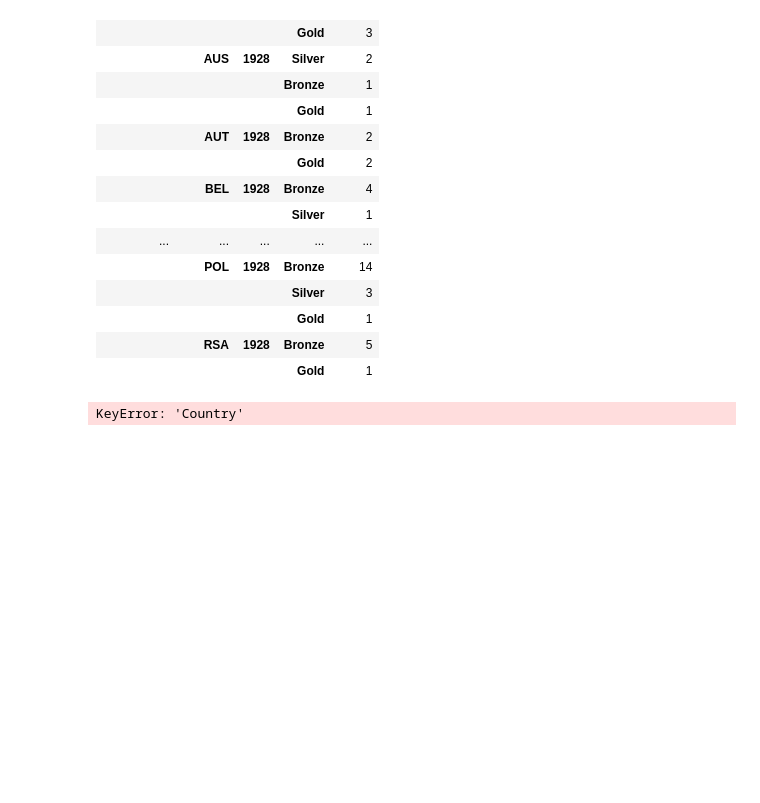
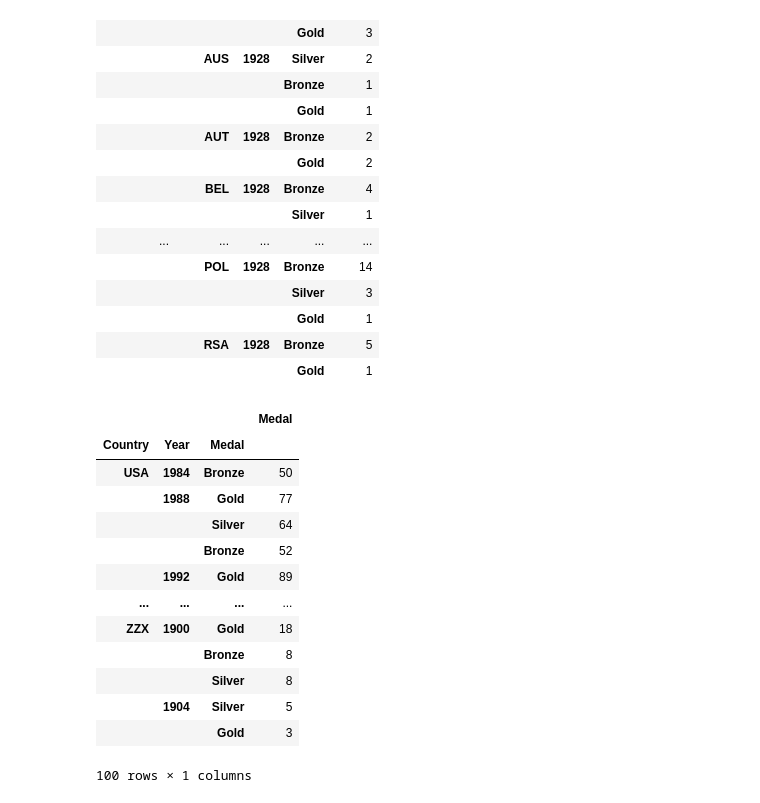
Before and after one commit to TomHOldershaw/Project_1_Team_2, a Jupyter notebook: q3p2.ipynb, the cells around one changed output. Drawn from its saved outputs; the diff is of its cells as text; code cells hidden in the pictures; blank space fills up the shorter version.

```diff
--- a/q3p2.ipynb
+++ b/q3p2.ipynb
@@ -193,8 +193,21 @@ medal_df.head(60)
 |  |  |  | Gold | 1 |
 # %%
 yearly_df=pd.DataFrame(amjad_df.groupby(['Country','Year'])['Medal'].value_counts())
-yearly_df["Country"].head()
+yearly_df.tail(100)
 # %% [output]
+|  |  |  | Medal |
+| Country | Year | Medal |  |
+| USA | 1984 | Bronze | 50 |
+|  | 1988 | Gold | 77 |
+|  |  | Silver | 64 |
+|  |  | Bronze | 52 |
+|  | 1992 | Gold | 89 |
+| ... | ... | ... | ... |
+| ZZX | 1900 | Gold | 18 |
+|  |  | Bronze | 8 |
+|  |  | Silver | 8 |
+|  | 1904 | Silver | 5 |
+|  |  | Gold | 3 |
-KeyError: 'Country'
+100 rows × 1 columns
 # %%
 #athens_df=year_df.loc[(year_df["Country"] == "GRE") & ( (year_df["Year"] == 1896) | (year_df["Year"] == 1900) | (year_df["Year"] == 1904) )]
```
Also changed, not shown: parts of 8 cells of this notebook.
